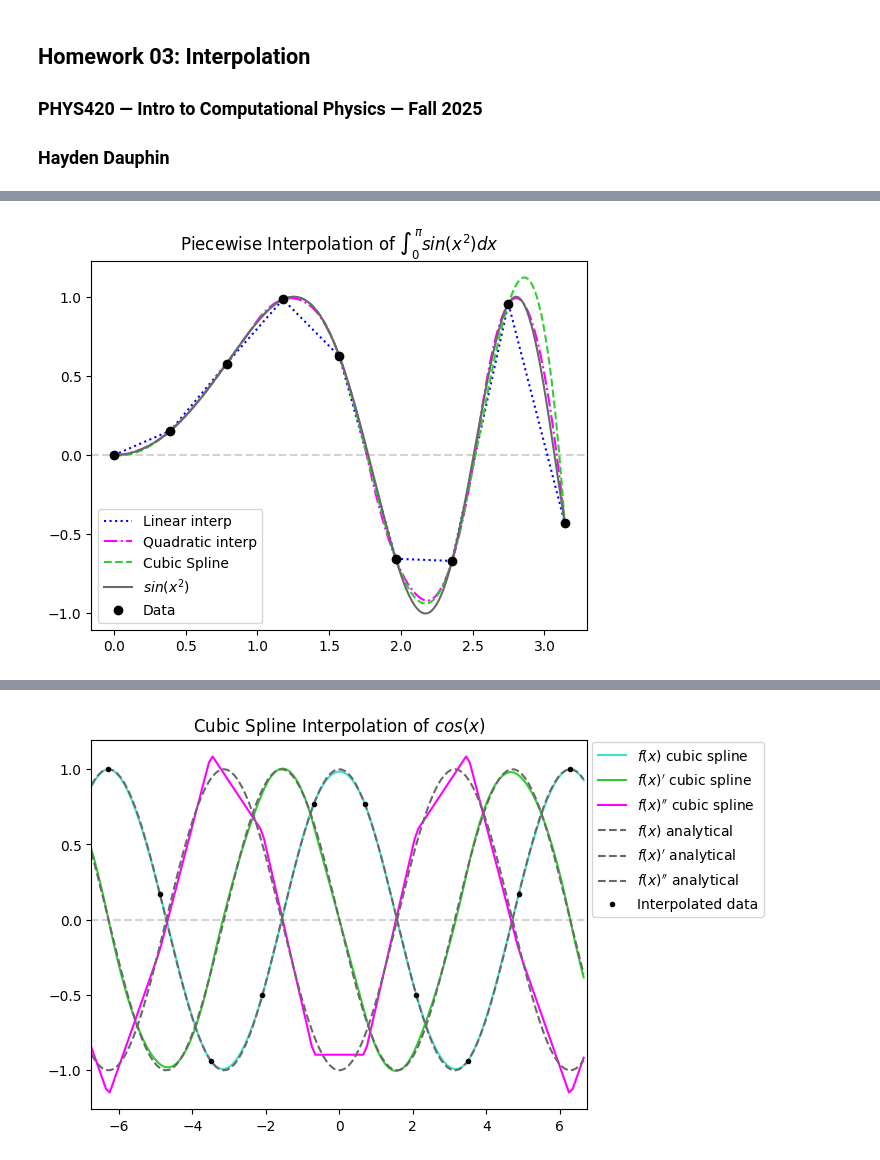
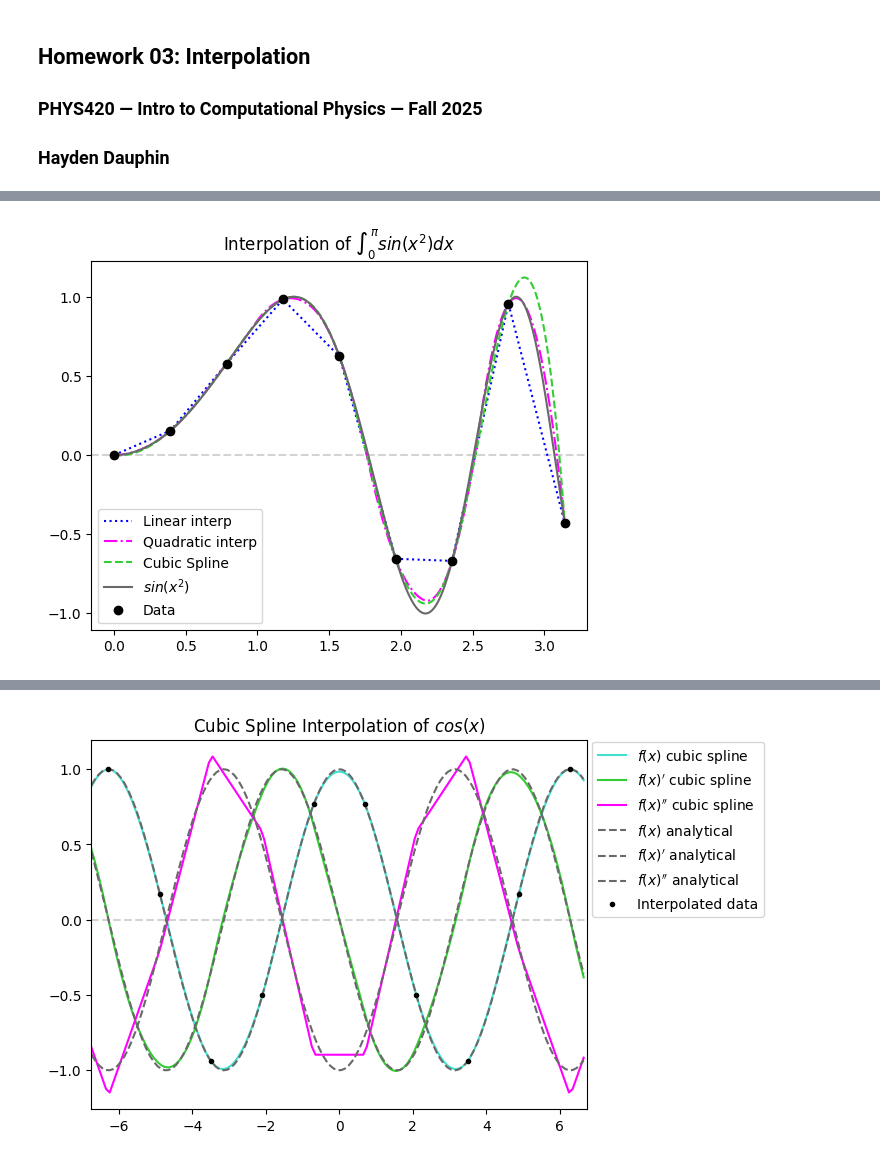
Before and after one commit to hdauphin/PHYS420Fall25, a Jupyter notebook: HW03.ipynb, the cells around one changed output, grey strips where cells are left out. Drawn from its saved outputs; the diff is of its cells as text; code cells hidden in the pictures.

```diff
--- a/HW03.ipynb
+++ b/HW03.ipynb
@@ -17,35 +17,35 @@ x = np.linspace(0,np.pi, 9)
 y = np.sin(x**2)
 xvals = np.linspace(0, np.pi, 10000)
 yvals = np.sin(xvals**2)
 
 # a. Linear interpolation
 linear_interp = ip.interp1d(x, y, kind='linear')
 y_linear = linear_interp(xvals)
 
 # b. Quadratic interpolation
 quad_interp = ip.interp1d(x, y, kind='quadratic')
 y_quad = quad_interp(xvals)
 
 # c. Cubic spline
 cubic_spline = ip.CubicSpline(x, y)
 y_cubic = cubic_spline(xvals)
 
 #plot
 fig, ax = plt.subplots()
-ax.set_title(r"Piecewise Interpolation of $\int_0^\pi sin(x^2) dx$")
+ax.set_title(r"Interpolation of $\int_0^\pi sin(x^2) dx$")
 
 ax.axhline(y=0, linestyle='--', color='lightgrey')
 
 ax.plot(xvals, y_linear, ':', label='Linear interp', color='blue')
 ax.plot(xvals, y_quad, '-.', label='Quadratic interp', color='magenta')
 ax.plot(xvals, y_cubic, '--', label='Cubic Spline', color='limegreen')
 
 ax.plot(xvals, yvals, '-', label=r"$sin(x^2)$", color='dimgrey')
 ax.plot(x, y, 'o', label='Data', color='black')
 ax.legend()
 plt.show()
 # %% [output]
-[figure, old version]
+[figure, new version]
 # %% [markdown]
 ![q3](Images/hw3q2.png)
 # %%
```
Also changed, not shown: parts of 1 cell of this notebook.
